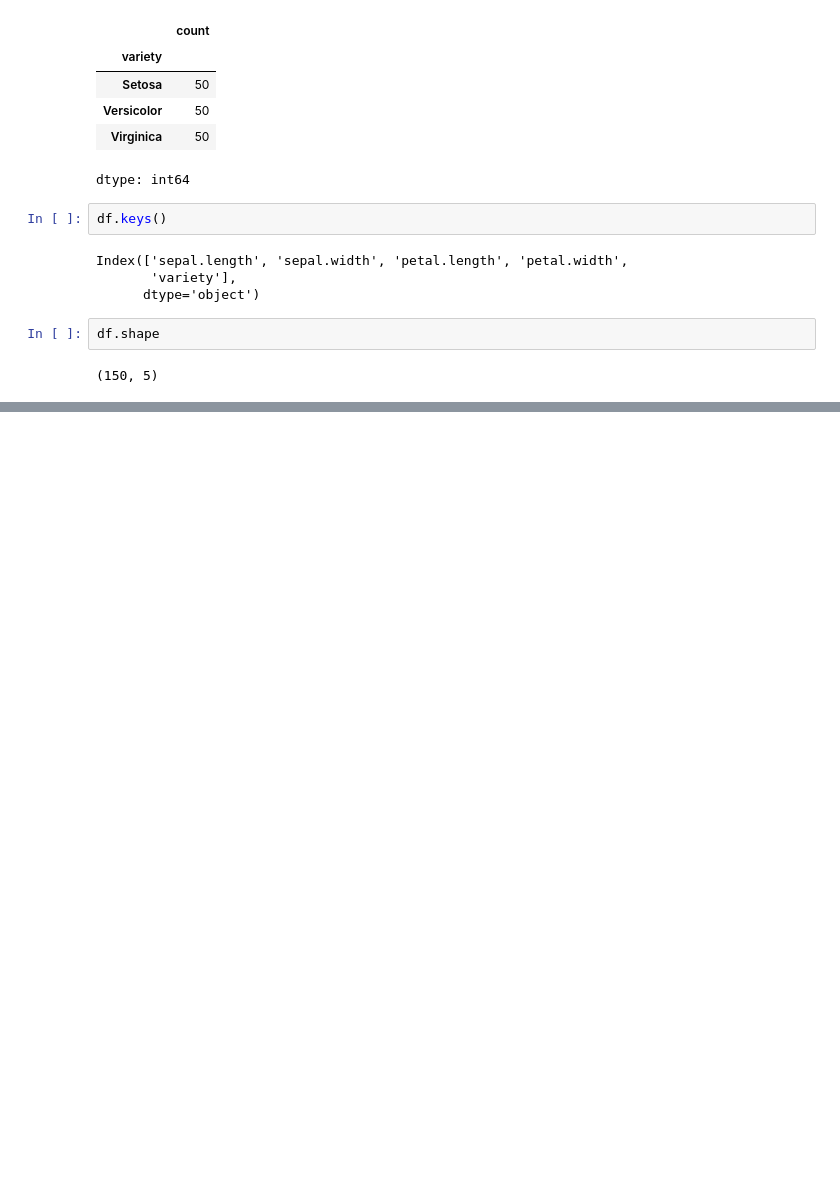
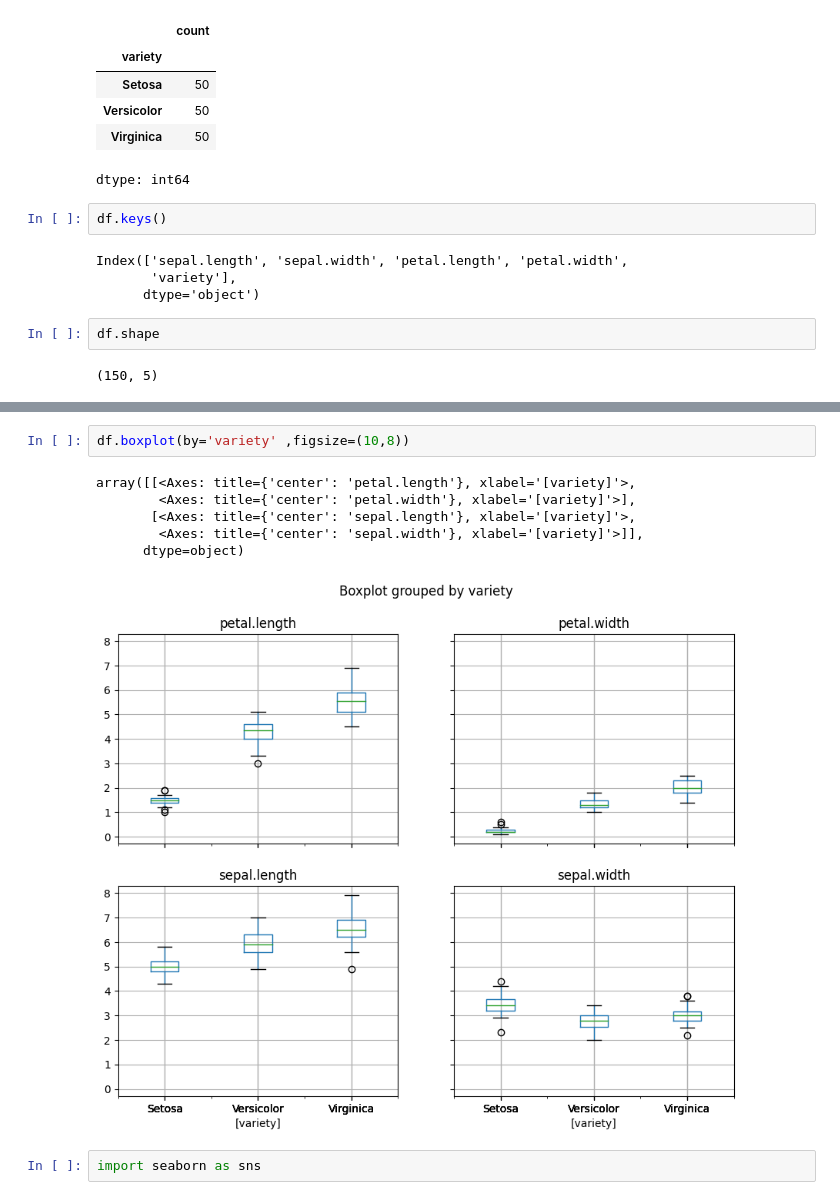
Before and after one commit to hafsaaah/DataScience-and-ml-lab, a Jupyter notebook: Explorationiris.ipynb, the cells around one changed output, grey strips where cells are left out. Saved outputs shown, nothing was run; the diff lists cells and outputs as text; blank space fills up the shorter version.

```diff
--- a/Explorationiris.ipynb
+++ b/Explorationiris.ipynb
@@ -82,0 +92,11 @@ df.shape
+# %%
+df.boxplot(by='variety' ,figsize=(10,8))
+# %% [output]
+array([[<Axes: title={'center': 'petal.length'}, xlabel='[variety]'>,
+        <Axes: title={'center': 'petal.width'}, xlabel='[variety]'>],
+       [<Axes: title={'center': 'sepal.length'}, xlabel='[variety]'>,
+        <Axes: title={'center': 'sepal.width'}, xlabel='[variety]'>]],
+      dtype=object)
+[figure, added]
+# %%
+import seaborn as sns
```
Also changed, not shown: parts of 10 cells of this notebook.
